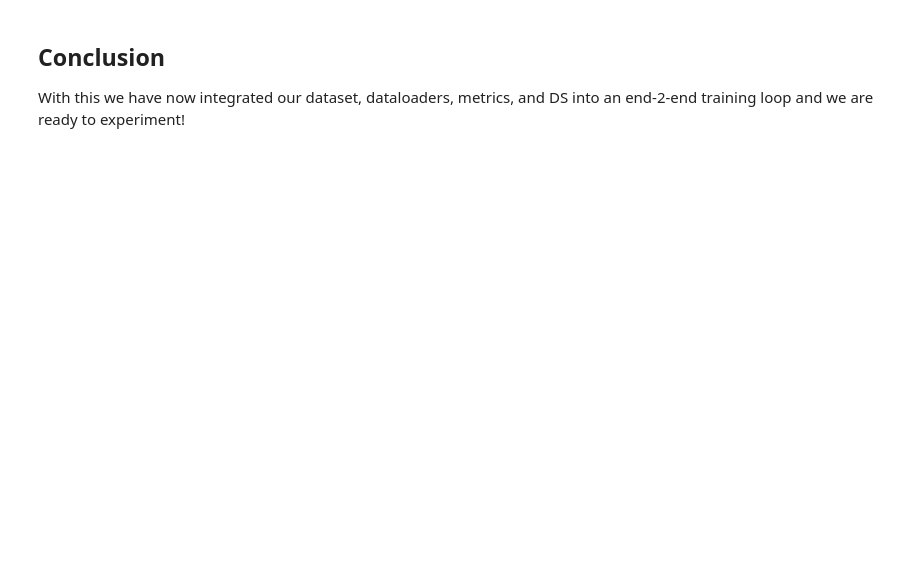
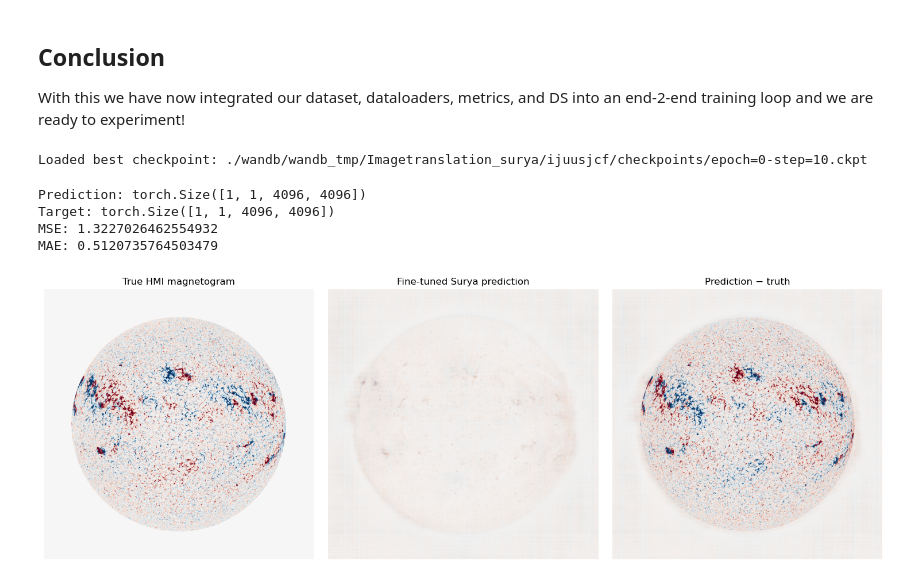
Before and after one commit to SwRI-IDEA-Lab/surya_workshop, a Jupyter notebook: downstream_apps/Imagetranslation/2_euv2mag_finetune.ipynb, the cells around one changed output. Saved outputs shown, nothing was run; the diff lists cells and outputs as text; code cells hidden in the pictures; blank space fills up the shorter version.

```diff
--- a/downstream_apps/Imagetranslation/2_euv2mag_finetune.ipynb
+++ b/downstream_apps/Imagetranslation/2_euv2mag_finetune.ipynb
@@ -505,3 +659,80 @@ Validation: |
 ## Conclusion
 
 With this we have now integrated our dataset, dataloaders, metrics, and DS into an end-2-end training loop and we are ready to experiment!
+# %%
+best_path = trainer.checkpoint_callback.best_model_path
+checkpoint = torch.load(best_path, map_location="cpu", weights_only=False)
+
+lit_model.load_state_dict(checkpoint["state_dict"])
+lit_model = lit_model.to("cuda")
+lit_model.eval()
+
+print("Loaded best checkpoint:", best_path)
+# %% [output]
+Loaded best checkpoint: ./wandb/wandb_tmp/Imagetranslation_surya/ijuusjcf/checkpoints/epoch=0-step=10.ckpt
+# %%
+batch = next(iter(val_data_loader))
+device = next(lit_model.parameters()).device
+
+gpu_batch = {
+    key: value.to(device) if torch.is_tensor(value) else value
+    for key, value in batch.items()
+}
+
+target = gpu_batch["forecast"].squeeze(2).float()
+
+with torch.inference_mode():
+    with torch.autocast(device_type="cuda", dtype=torch.bfloat16):
+        prediction = lit_model(gpu_batch)
+
+prediction = prediction.float()
+
+print("Prediction:", prediction.shape)
+print("Target:", target.shape)
+print("MSE:", torch.nn.functional.mse_loss(prediction, target).item())
+print("MAE:", torch.nn.functional.l1_loss(prediction, target).item())
+# %% [output]
+Prediction: torch.Size([1, 1, 4096, 4096])
+Target: torch.Size([1, 1, 4096, 4096])
+MSE: 1.3227026462554932
+MAE: 0.5120735764503479
+# %%
+hmi_scaler = scalers["hmi_m"]
+
+prediction_physical = hmi_scaler.inverse_signum_log_transform(
+    hmi_scaler.inverse_transform(prediction)
+)
+
+target_physical = hmi_scaler.inverse_signum_log_transform(
+    hmi_scaler.inverse_transform(target)
+)
+# %%
+import matplotlib.pyplot as plt
+
+pred = prediction_physical[0, 0].detach().cpu()[::2, ::2]
+truth = target_physical[0, 0].detach().cpu()[::2, ::2]
+residual = pred - truth
+
+limit = torch.quantile(
+    torch.cat([pred.abs().flatten(), truth.abs().flatten()]),
+    0.99,
+).item()
+
+fig, axes = plt.subplots(1, 3, figsize=(15, 5))
+
+axes[0].imshow(truth, cmap="RdBu_r", vmin=-limit, vmax=limit)
+axes[0].set_title("True HMI magnetogram")
+
+axes[1].imshow(pred, cmap="RdBu_r", vmin=-limit, vmax=limit)
+axes[1].set_title("Fine-tuned Surya prediction")
+
+axes[2].imshow(residual, cmap="RdBu_r", vmin=-limit, vmax=limit)
+axes[2].set_title("Prediction − truth")
+
+for ax in axes:
+    ax.axis("off")
+
+plt.tight_layout()
+plt.show()
+# %% [output]
+[figure, added]
```
Also changed, not shown: parts of 25 cells of this notebook, 4 other files.
